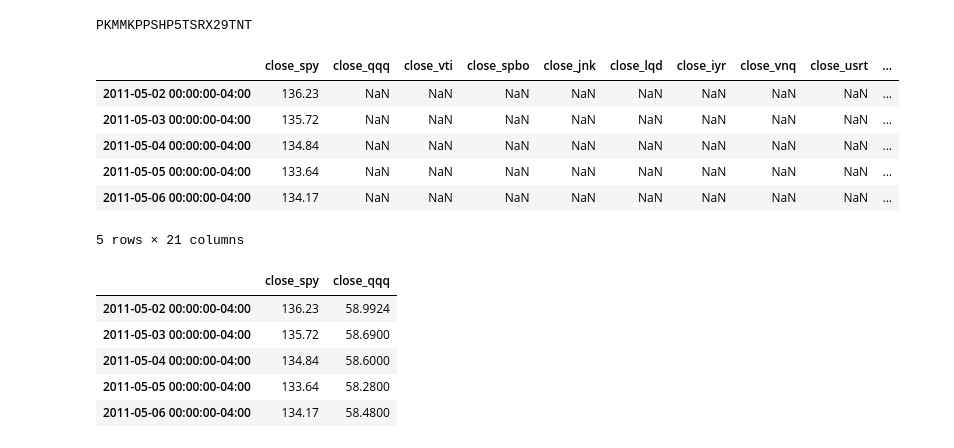
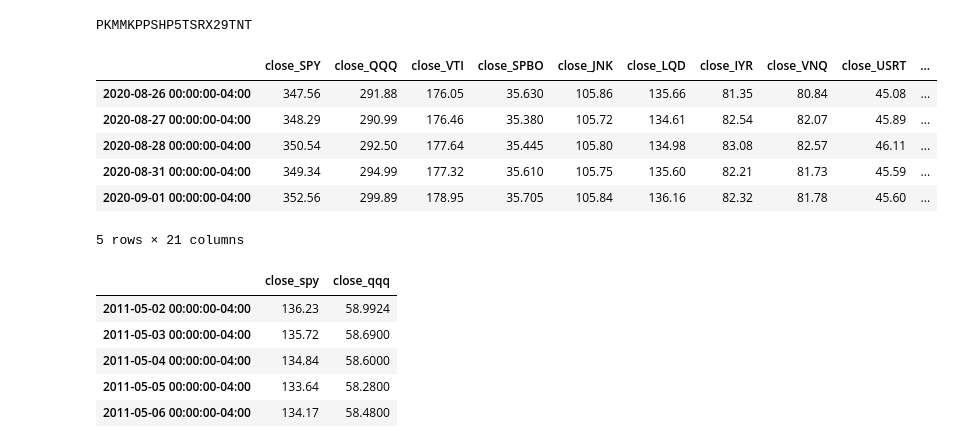
Before and after one commit to ummearusha/Insuring_Insurance_Payments, a Jupyter notebook: code_Feng.ipynb, the cells around one changed output. Cells and saved outputs as stored; diff of their text form; code cells hidden in the pictures.

```diff
--- a/code_Feng.ipynb
+++ b/code_Feng.ipynb
@@ -60,50 +60,42 @@ ETFs_df.head()
 # %%
 tickers = ["SPY", "QQQ", "VTI",
            "SPBO", "JNK", "LQD",
            "IYR", "VNQ", "USRT",
            "PSP", "USO", "GLD",
            "MUB", "MUNI", "PZA",
            "VMBS", "MBB", "MBG",
            "TLT", "SCHO", "SHY"
           ]
-
 start_date = pd.Timestamp("2011-05-01", tz="America/New_York").isoformat()
 today = pd.Timestamp("2021-01-15", tz="America/New_York").isoformat()
 
 def get_ticker_prices(ticker):
-
     # Set timeframe to '1D'
     timeframe = '1D'
-
     # Make the API cal and store in DataFrame
     data_df = alpaca.get_barset(
         ticker,
         timeframe,
-        start = start_date,
-        end = today,
         limit=None,
         after=None,
         until=None,
     ).df
+    # Clean DataFrame to show only close prices
+    #df = pd.DataFrame({'close_'+ticker.lower():data_df[ticker]['close']})
+    a=data_df[ticker]['close']
+    return a
+result=pd.DataFrame()
+for i in tickers:
+    result['close_'+i] = get_ticker_prices(i)
 
-    # Clean DataFrame to show only close prices
-    df = pd.DataFrame({'close_'+ticker.lower():data_df[ticker]['close']})
-    return df
-
-result=[]
-for i in tickers:
-    temp = get_ticker_prices(i)
-    result.append(temp)
-ETF_df=pd.concat(result)
-
-ETF_df.head()
+result.head()
 # %% [output]
-|  | close_spy | close_qqq | close_vti | close_spbo | close_jnk | close_lqd | close_iyr | close_vnq | close_usrt | ... |
-| 2011-05-02 00:00:00-04:00 | 136.23 | NaN | NaN | NaN | NaN | NaN | NaN | NaN | NaN | ... |
-| 2011-05-03 00:00:00-04:00 | 135.72 | NaN | NaN | NaN | NaN | NaN | NaN | NaN | NaN | ... |
-| 2011-05-04 00:00:00-04:00 | 134.84 | NaN | NaN | NaN | NaN | NaN | NaN | NaN | NaN | ... |
-| 2011-05-05 00:00:00-04:00 | 133.64 | NaN | NaN | NaN | NaN | NaN | NaN | NaN | NaN | ... |
-| 2011-05-06 00:00:00-04:00 | 134.17 | NaN | NaN | NaN | NaN | NaN | NaN | NaN | NaN | ... |
+|  | close_SPY | close_QQQ | close_VTI | close_SPBO | close_JNK | close_LQD | close_IYR | close_VNQ | close_USRT | ... |
+| 2020-08-26 00:00:00-04:00 | 347.56 | 291.88 | 176.05 | 35.630 | 105.86 | 135.66 | 81.35 | 80.84 | 45.08 | ... |
+| 2020-08-27 00:00:00-04:00 | 348.29 | 290.99 | 176.46 | 35.380 | 105.72 | 134.61 | 82.54 | 82.07 | 45.89 | ... |
+| 2020-08-28 00:00:00-04:00 | 350.54 | 292.50 | 177.64 | 35.445 | 105.80 | 134.98 | 83.08 | 82.57 | 46.11 | ... |
+| 2020-08-31 00:00:00-04:00 | 349.34 | 294.99 | 177.32 | 35.610 | 105.75 | 135.60 | 82.21 | 81.73 | 45.59 | ... |
+| 2020-09-01 00:00:00-04:00 | 352.56 | 299.89 | 178.95 | 35.705 | 105.84 | 136.16 | 82.32 | 81.78 | 45.60 | ... |
 5 rows × 21 columns
 # %%
 spy_data = get_ticker_prices("SPY")
```
Also changed, not shown: 3 other files.
